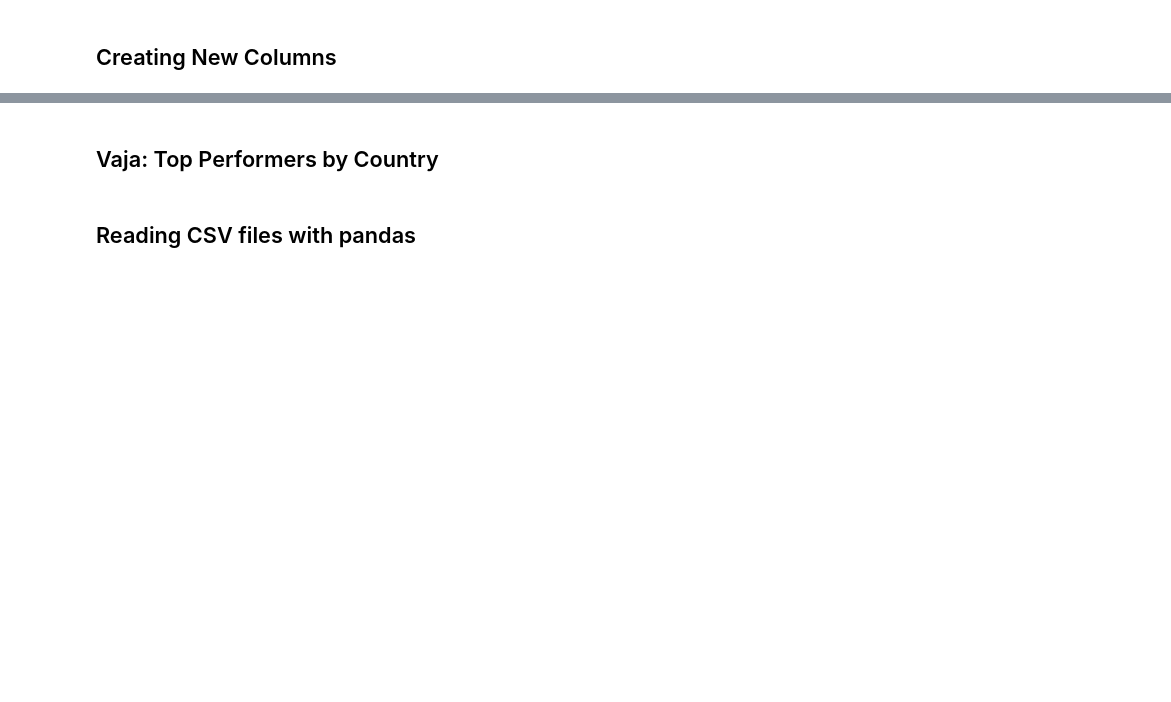
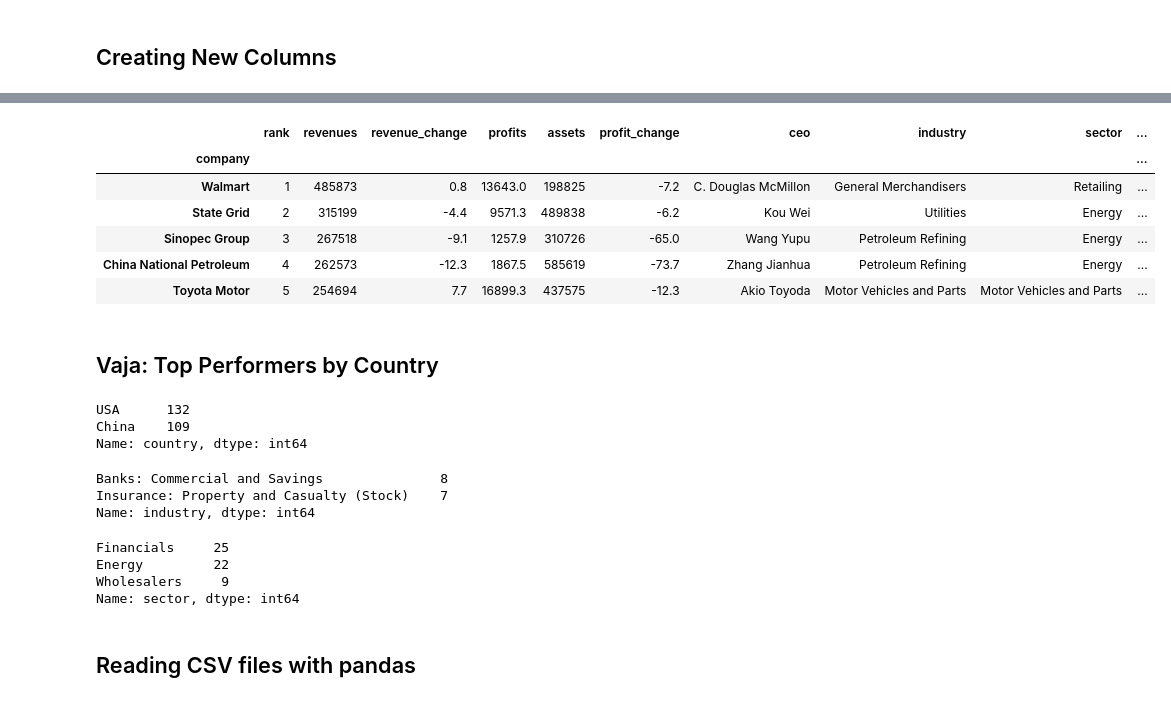
Before and after one commit to kbreberc/analitika-podatkov, a Jupyter notebook: Del_03_Uvod_v_Pandas/03_Uvod_v_Pandas_CLEAN.ipynb, the cells around one changed output, grey strips where cells are left out. Saved outputs shown, nothing was run; the diff lists cells and outputs as text; code cells hidden in the pictures; blank space fills up the shorter version.

```diff
--- a/Del_03_Uvod_v_Pandas/03_Uvod_v_Pandas_CLEAN.ipynb
+++ b/Del_03_Uvod_v_Pandas/03_Uvod_v_Pandas_CLEAN.ipynb
@@ -661,6 +928,8 @@ dtype: float64
 # %% [markdown]
 <div class="alert alert-block alert-info">
 <b>Vaja:</b> The company "Dow Chemical" has named a new CEO. Update the value where the row label is Dow Chemical and for the ceo column to Jim Fitterling in the f500 dataframe.</div>
+# %%
+f500.loc['Dow Chemical', 'ceo'] = 'Jim Fitterling'
 # %% [markdown]
 ## Using Boolean Indexing with pandas Objects
 # %%
@@ -673,2 +968,4 @@ Use the motor_bool boolean series to index the country column. Assign the result
 # %% [markdown]
 ### Using Boolean Arrays to Assign Values
+# %%
+f500.loc[f500['sector'] == 'Motor Vehicles & Parts', 'sector'] = 'Motor Vehicles and Parts'
@@ -674,0 +987,2 @@ Use the motor_bool boolean series to index the country column. Assign the result
+# %%
+f500.loc[f500['previous_rank'] == 0, 'previous_rank'] = np.nan
@@ -676,0 +1021,2 @@ Use the motor_bool boolean series to index the country column. Assign the result
+# %%
+f500['rank_change'] = f500['previous_rank'] - f500['rank']
@@ -677,5 +1035,36 @@ Use the motor_bool boolean series to index the country column. Assign the result
+# %%
+f500.head()
+# %% [output]
+|  | rank | revenues | revenue_change | profits | assets | profit_change | ceo | industry | sector | ... |
+| company |  |  |  |  |  |  |  |  |  | ... |
+| Walmart | 1 | 485873 | 0.8 | 13643.0 | 198825 | -7.2 | C. Douglas McMillon | General Merchandisers | Retailing | ... |
+| State Grid | 2 | 315199 | -4.4 | 9571.3 | 489838 | -6.2 | Kou Wei | Utilities | Energy | ... |
+| Sinopec Group | 3 | 267518 | -9.1 | 1257.9 | 310726 | -65.0 | Wang Yupu | Petroleum Refining | Energy | ... |
+| China National Petroleum | 4 | 262573 | -12.3 | 1867.5 | 585619 | -73.7 | Zhang Jianhua | Petroleum Refining | Energy | ... |
+| Toyota Motor | 5 | 254694 | 7.7 | 16899.3 | 437575 | -12.3 | Akio Toyoda | Motor Vehicles and Parts | Motor Vehicles and Parts | ... |
 # %% [markdown]
 ## Vaja: Top Performers by Country
+# %%
+#dve države ki imajo največ podjetij
+f500['country'].value_counts().head(2)
+# %% [output]
+USA      132
+China    109
+Name: country, dtype: int64
+# %%
+#ameriška podjetja, industrija
+f500.loc[f500['country'] == 'USA', 'industry'].value_counts().head(2)
+# %% [output]
+Banks: Commercial and Savings               8
+Insurance: Property and Casualty (Stock)    7
+Name: industry, dtype: int64
+# %%
+f500.loc[f500['country'] == 'China', 'sector'].value_counts().head(3)
+# %% [output]
+Financials     25
+Energy         22
+Wholesalers     9
+Name: sector, dtype: int64
 # %% [markdown]
 ## Reading CSV files with pandas
 # %% [markdown]
```
Also changed, not shown: parts of 111 cells of this notebook, 9 other files.
